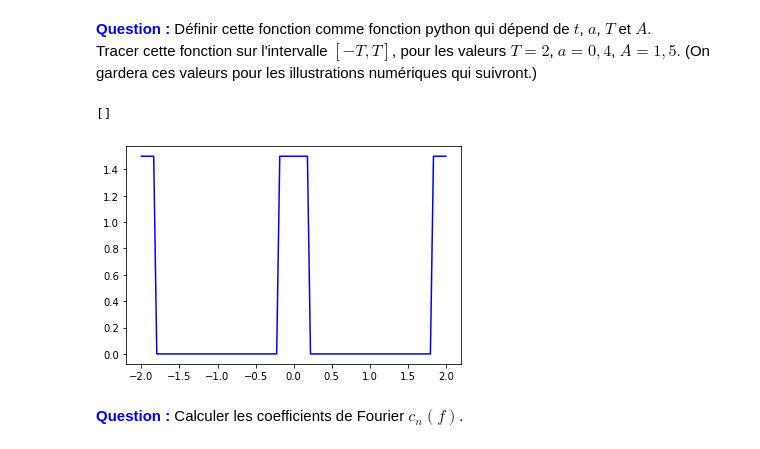
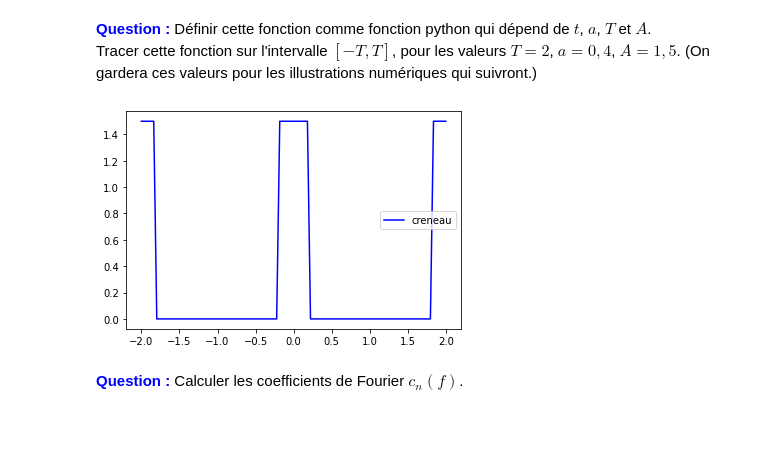
Before and after one commit to Wiziard38/TP-JUPYTER-LATEX, a Jupyter notebook: TPFourier2021.ipynb, the cells around one changed output. Saved outputs shown, nothing was run; the diff lists cells and outputs as text; code cells hidden in the pictures.

```diff
--- a/TPFourier2021.ipynb
+++ b/TPFourier2021.ipynb
@@ -428,21 +428,22 @@ Tracer cette fonction sur l'intervalle $[-T,T]$, pour les valeurs $T=2$, $a=0,4$
 # %%
 ## votre code ici
 def creneau(t, a, T, A):
     if (t+a/2)%T < a:
         return A
     return 0
 
 T = 2
 a = 0.4
 A = 1.5
 
 t = np.linspace(-T, T, 100)
 
 plt.plot(t, [creneau(point, a, T, A) for point in t], 'b', label='creneau')
+plt.legend()
 plt.plot()
+plt.show()
 # %% [output]
-[]
-[figure, old version]
+[figure, new version]
 # %% [markdown]
 **<font color = blue>Question :</font>**
 Calculer les coefficients de Fourier $c_n(f)$.
```
Also changed, not shown: parts of 5 cells of this notebook.
